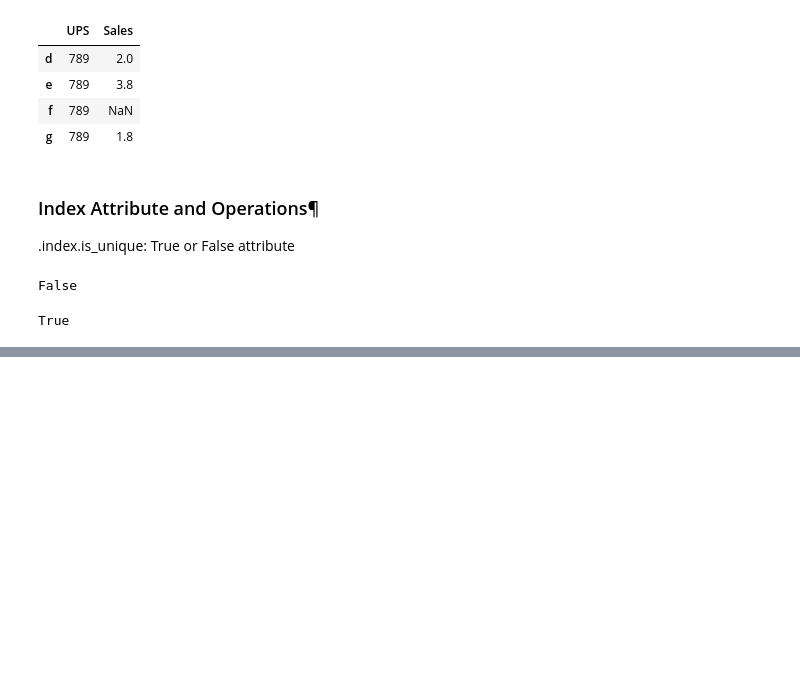
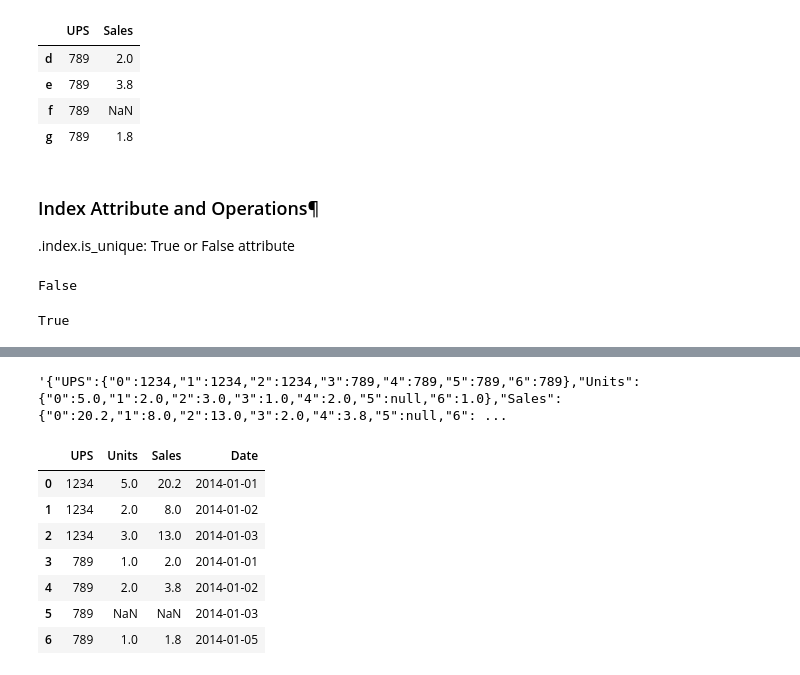
Before and after one commit to TusharDahibhate/Data-Wrangling-Bootcamp, a Jupyter notebook: 02.Pandas.ipynb, the cells around one changed output, grey strips where cells are left out. Cells and saved outputs as stored; diff of their text form; code cells hidden in the pictures; blank space fills up the shorter version.

```diff
--- a/02.Pandas.ipynb
+++ b/02.Pandas.ipynb
@@ -650,0 +796,4 @@ s
+# %%
+# From a serialized dict
+
+sales_df = pd.read_csv('data_raw/sales.csv')
@@ -650,0 +826,19 @@ s
+# %%
+# From a serialized json object
+
+serialized_json = sales_df.to_json()
+# %%
+serialized_json
+# %% [output]
+'{"UPS":{"0":1234,"1":1234,"2":1234,"3":789,"4":789,"5":789,"6":789},"Units":{"0":5.0,"1":2.0,"2":3.0,"3":1.0,"4":2.0,"5":null,"6":1.0},"Sales":{"0":20.2,"1":8.0,"2":13.0,"3":2.0,"4":3.8,"5":null,"6": ...
+# %%
+pd.read_json(serialized_json)
+# %% [output]
+|  | UPS | Units | Sales | Date |
+| 0 | 1234 | 5.0 | 20.2 | 2014-01-01 |
+| 1 | 1234 | 2.0 | 8.0 | 2014-01-02 |
+| 2 | 1234 | 3.0 | 13.0 | 2014-01-03 |
+| 3 | 789 | 1.0 | 2.0 | 2014-01-01 |
+| 4 | 789 | 2.0 | 3.8 | 2014-01-02 |
+| 5 | 789 | NaN | NaN | 2014-01-03 |
+| 6 | 789 | 1.0 | 1.8 | 2014-01-05 |
```
Also changed, not shown: parts of 102 cells of this notebook.
